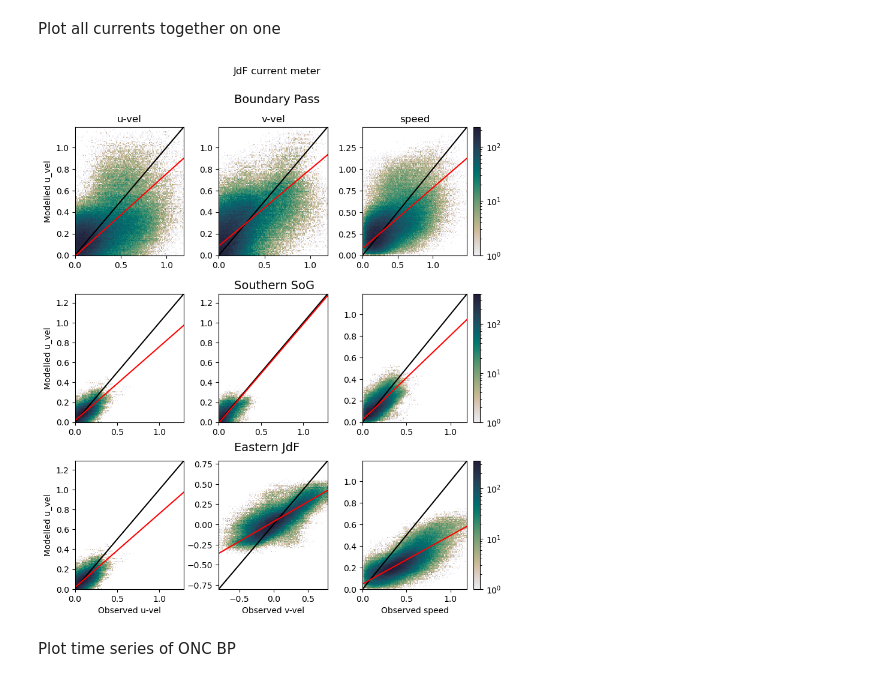
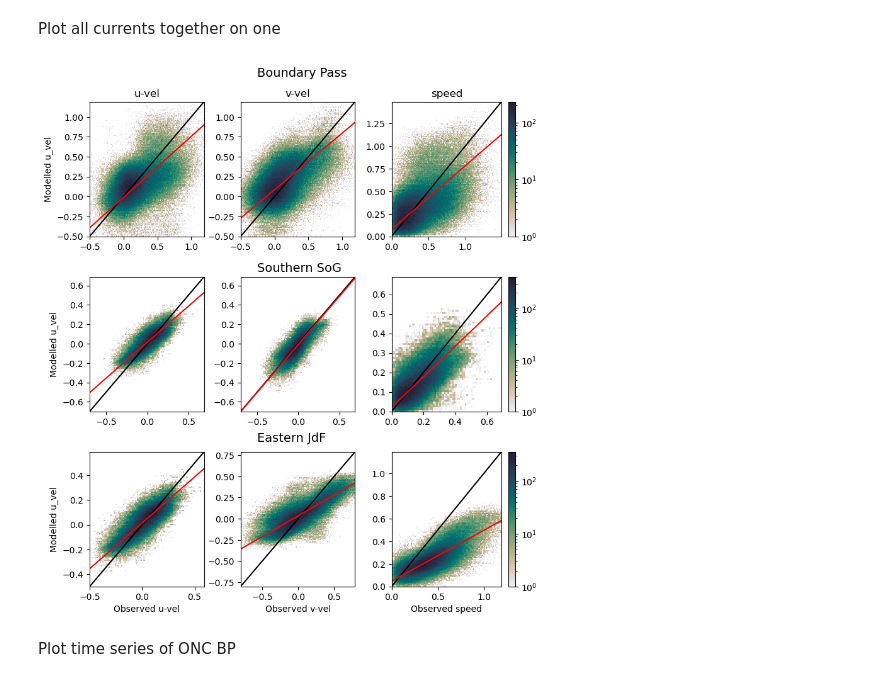
Before and after one commit to SalishSeaCast/analysis-camryn, a Jupyter notebook: notebooks/model_evals/model_eval_currents.ipynb, the cells around one changed output. Drawn from its saved outputs; the diff is of its cells as text; code cells hidden in the pictures.

Commit message:
updated plots

```diff
--- a/notebooks/model_evals/model_eval_currents.ipynb
+++ b/notebooks/model_evals/model_eval_currents.ipynb
@@ -1185,7 +1222,6 @@ a1,b1,stm,nstm = wolfram_perp(data_vvel_comb,'current_velocity_north','mod_north
 line = a1+np.arange(vmin, 1.2, 0.01)*b1
 ax5.plot(np.arange(vmin,1.2,0.01),line,'r')
 ax5.set_title('v-vel')
-fig.suptitle('JdF current meter')
 fig.subplots_adjust(wspace=0.3)
 
 counts, xedges, yedges, color = ax6.hist2d( data_uvel_comb['obs_speed'],data_uvel_comb['mod_speed'],
@@ -1197,6 +1233,9 @@ a1,b1,stm,nstm = wolfram_perp(data_uvel_comb,'obs_speed','mod_speed')
 line = a1+np.arange(0, 1.5, 0.01)*b1
 ax6.plot(np.arange(0,1.5,0.01),line,'r')
 ax6.set_title('speed');
+
+vmin = -0.7
+vmax = 0.7
 
 counts, xedges, yedges, color = ax7.hist2d( data_uvel_sog['current_velocity_east'],data_uvel_sog['mod_east_vel'],
                                            bins=np.arange(vmin, vmax, dbin), norm=LogNorm(),cmap=cmap);
@@ -1214,51 +1253,53 @@ ax8.plot(np.arange(vmin,vmax,0.01),np.arange(vmin,vmax,0.01),color='k')
 a1,b1,stm,nstm = wolfram_perp(data_vvel_sog,'current_velocity_north','mod_north_vel')
 line = a1+np.arange(vmin, vmax, 0.01)*b1
 ax8.plot(np.arange(vmin,vmax,0.01),line,'r')
-fig.suptitle('JdF current meter')
 fig.subplots_adjust(wspace=0.3)
-
+vmin=0
 counts, xedges, yedges, color = ax9.hist2d( data_vvel_sog['obs_speed'],data_vvel_sog['mod_speed'],
-                                           bins=np.arange(0, 1.2, dbin), norm=LogNorm(),cmap=cmap);
+                                           bins=np.arange(vmin, vmax, dbin), norm=LogNorm(),cmap=cmap);
 
 fig.colorbar(color, ax=ax9)
-ax9.plot(np.arange(0,1.2,0.01),np.arange(0,1.2,0.01),color='k')
+ax9.plot(np.arange(vmin,vmax,0.01),np.arange(vmin,vmax,0.01),color='k')
 a1,b1,stm,nstm = wolfram_perp(data_vvel_sog,'obs_speed','mod_speed')
-line = a1+np.arange(0, 1.2, 0.01)*b1
-ax9.plot(np.arange(0,1.2,0.01),line,'r')
+line = a1+np.arange(vmin, vmax, 0.01)*b1
+ax9.plot(np.arange(vmin,vmax,0.01),line,'r')
+
+vmin = -0.5
+vmax = 0.6
 
 counts, xedges, yedges, color = ax.hist2d( data_uvel_sog['current_velocity_east'],data_uvel_sog['mod_east_vel'],
                                            bins=np.arange(vmin, vmax, dbin), norm=LogNorm(),cmap=cmap);
 ax.set_xlabel(f'Observed u-vel')
 ax.set_ylabel(f'Modelled u_vel')
 ax.plot(np.arange(vmin,vmax,0.01),np.arange(vmin,vmax,0.01),color='k')
 a1,b1,stm,nstm = wolfram_perp(data_uvel_sog,'current_velocity_east','mod_east_vel')
 line = a1+np.arange(vmin, vmax, 0.01)*b1
 ax.plot(np.arange(vmin,vmax,0.01),line,'r')
 
 counts, xedges, yedges, color = ax2.hist2d( data_vvel_jdf['current_velocity_north'],data_vvel_jdf['mod_north_vel'],
                                            bins=np.arange(-0.8, 0.8, dbin), norm=LogNorm(),cmap=cmap);
 ax2.set_xlabel(f'Observed v-vel')
 ax2.plot(np.arange(-0.8,0.8,0.01),np.arange(-0.8,0.8,0.01),color='k')
 a1,b1,stm,nstm = wolfram_perp(data_vvel_jdf,'current_velocity_north','mod_north_vel')
 line = a1+np.arange(-0.8, 0.8, 0.01)*b1
 ax2.plot(np.arange(-0.8,0.8,0.01),line,'r')
 
 
 counts, xedges, yedges, color = ax3.hist2d( data_uvel_jdf['obs_speed'],data_uvel_jdf['mod_speed'],
                                            bins=np.arange(0, 1.2, dbin), norm=LogNorm(),cmap=cmap);
 ax3.set_xlabel(f'Observed speed')
 fig.colorbar(color, ax=ax3)
 ax3.plot(np.arange(0,1.2,0.01),np.arange(0,1.2,0.01),color='k')
 a1,b1,stm,nstm = wolfram_perp(data_uvel_jdf,'obs_speed','mod_speed')
 line = a1+np.arange(0, 1.2, 0.01)*b1
 ax3.plot(np.arange(0,1.2,0.01),line,'r')
 
 fig.text(0.42,0.92,'Boundary Pass',fontsize=14)
 fig.text(0.42,0.61,'Southern SoG',fontsize=14)
 fig.text(0.42,0.34,'Eastern JdF',fontsize=14)
 fig.subplots_adjust(wspace=0.3,hspace=0.3);
 # %% [output]
-[figure, old version]
+[figure, new version]
 # %% [markdown]
 Plot time series of ONC BP
 # %%
```
Also changed, not shown: parts of 4 cells of this notebook.
